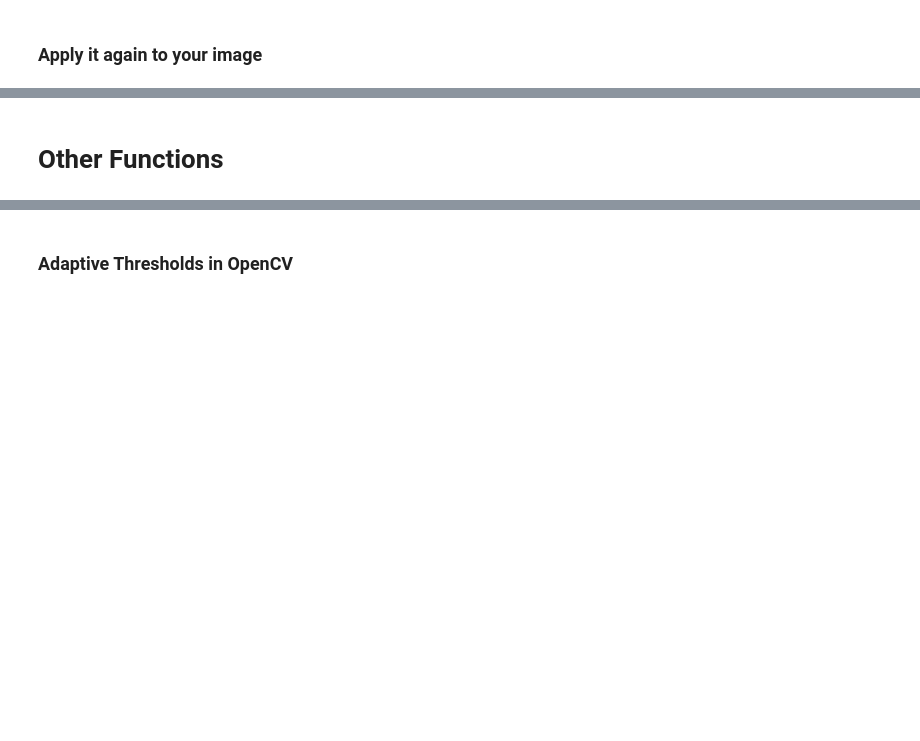
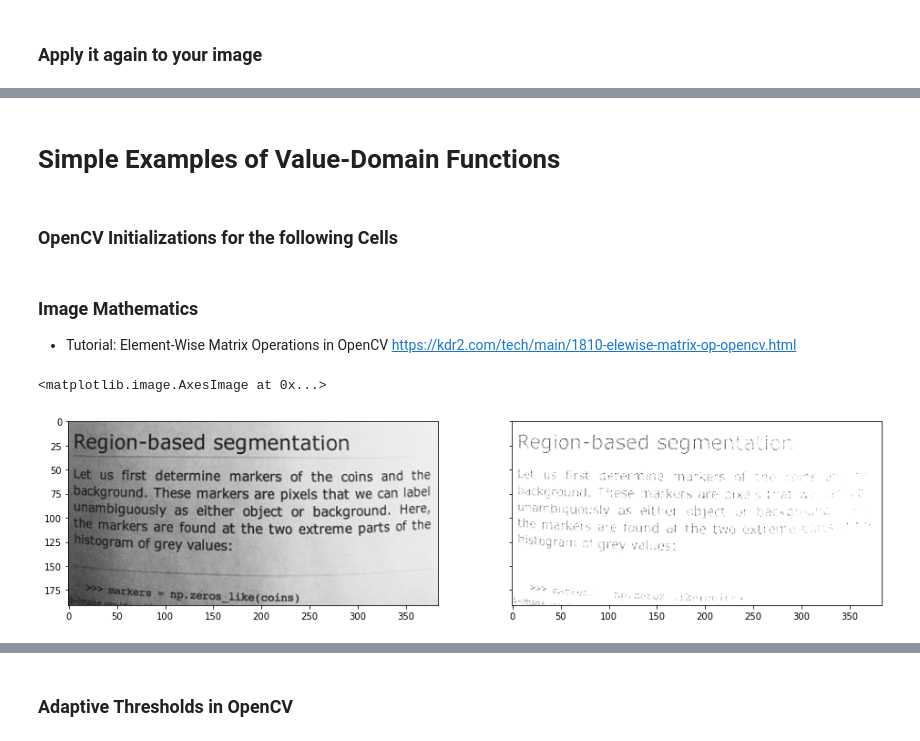
Before and after one commit to awangenh/vision, a Jupyter notebook: jupyter/Values Domain Example (Simple Car Detector).ipynb, the cells around one changed output, grey strips where cells are left out. Saved outputs shown, nothing was run; the diff lists cells and outputs as text; code cells hidden in the pictures; blank space fills up the shorter version.

```diff
--- a/jupyter/Values Domain Example (Simple Car Detector).ipynb
+++ b/jupyter/Values Domain Example (Simple Car Detector).ipynb
@@ -245,2 +242,4 @@ plt.imshow(masked_with_morpho, 'gray')
-# %% [markdown]
-# Other Functions
+# %% [markdown]
+# Simple Examples of Value-Domain Functions
+# %% [markdown]
+### OpenCV Initializations for the following Cells
@@ -246,0 +255,24 @@ plt.imshow(masked_with_morpho, 'gray')
+# %% [markdown]
+### Image Mathematics
+
+* Tutorial: Element-Wise Matrix Operations in OpenCV https://kdr2.com/tech/main/1810-elewise-matrix-op-opencv.html
+# %%
+# Load an image of a badly scanned text page
+image = data.page()
+
+# Read a CT image
+#image = cv2.imread("../data/ct-01.jpg", cv2.IMREAD_GRAYSCALE)
+
+
+#result = image + 50;
+#result = cv2.multiply(image, 1.8)
+#result = cv2.subtract(image, 200)
+result = cv2.add(image, 200)
+
+fig, axes = plt.subplots(1, 2, figsize=(16, 12), sharex=True, sharey=True)
+ax = axes.ravel()
+ax[0].imshow(image,'gray')
+ax[1].imshow(result,'gray')
+# %% [output]
+<matplotlib.image.AxesImage at 0x...>
+[figure, added]
```
Also changed, not shown: parts of 16 cells of this notebook.
